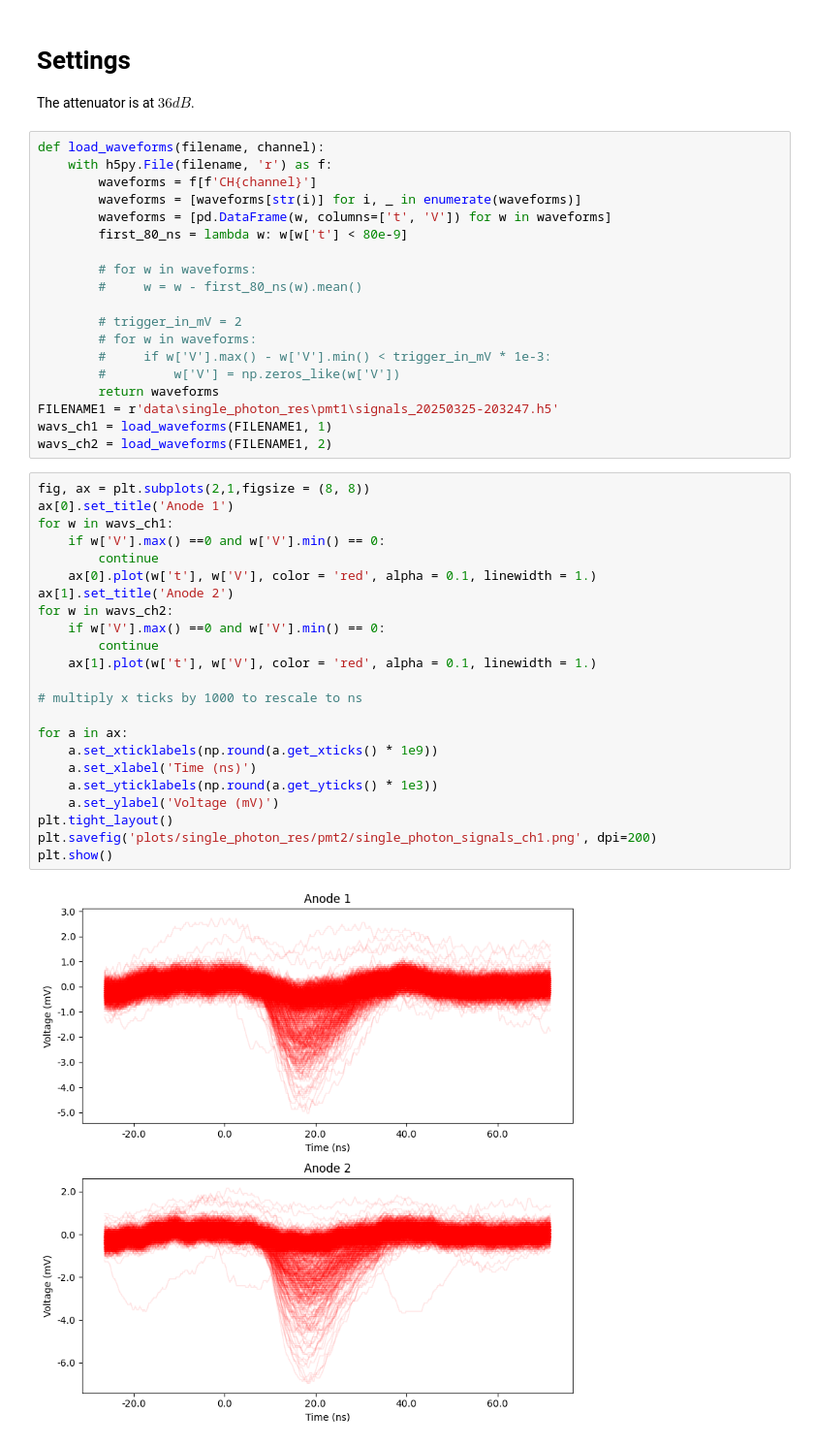
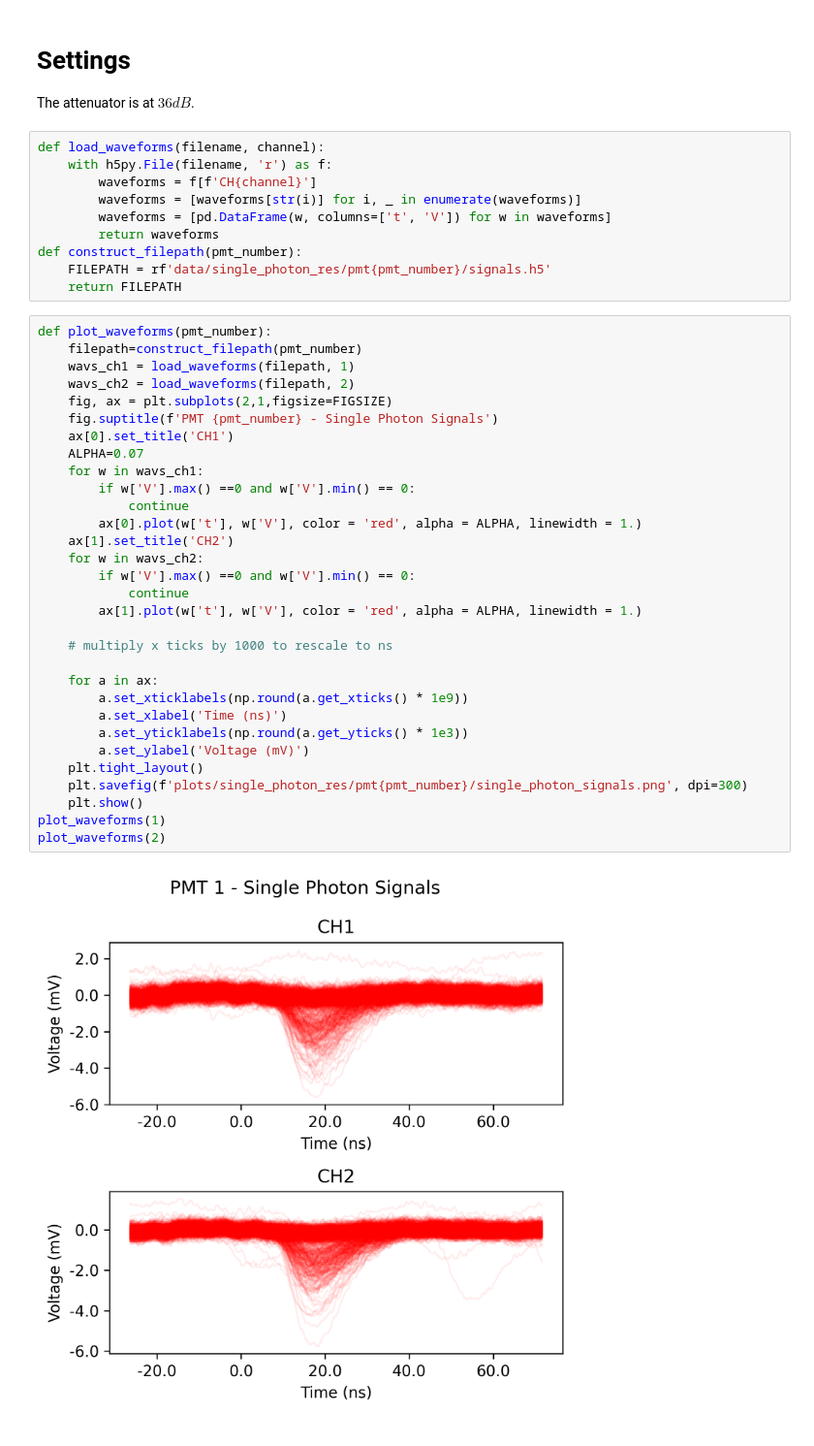
Before and after one commit to ficnawode/msc-python-analysis, a Jupyter notebook: analysis/single_photon_res.ipynb, the cells around one changed output. Shown at 97% size. Cells and saved outputs as stored; diff of their text form.

```diff
--- a/analysis/single_photon_res.ipynb
+++ b/analysis/single_photon_res.ipynb
@@ -13,41 +20,40 @@ def load_waveforms(filename, channel):
         waveforms = f[f'CH{channel}']
         waveforms = [waveforms[str(i)] for i, _ in enumerate(waveforms)]
         waveforms = [pd.DataFrame(w, columns=['t', 'V']) for w in waveforms]
-        first_80_ns = lambda w: w[w['t'] < 80e-9]
-
-        # for w in waveforms:
-        #     w = w - first_80_ns(w).mean()
-
-        # trigger_in_mV = 2
-        # for w in waveforms:
-        #     if w['V'].max() - w['V'].min() < trigger_in_mV * 1e-3:
-        #         w['V'] = np.zeros_like(w['V'])
         return waveforms
-FILENAME1 = r'data\single_photon_res\pmt1\signals_20250325-203247.h5'
-wavs_ch1 = load_waveforms(FILENAME1, 1)
-wavs_ch2 = load_waveforms(FILENAME1, 2)
+def construct_filepath(pmt_number):
+    FILEPATH = rf'data/single_photon_res/pmt{pmt_number}/signals.h5'
+    return FILEPATH
 # %%
-fig, ax = plt.subplots(2,1,figsize = (8, 8))
-ax[0].set_title('Anode 1')
-for w in wavs_ch1:
-    if w['V'].max() ==0 and w['V'].min() == 0:
-        continue
-    ax[0].plot(w['t'], w['V'], color = 'red', alpha = 0.1, linewidth = 1.)
-ax[1].set_title('Anode 2')
-for w in wavs_ch2:
-    if w['V'].max() ==0 and w['V'].min() == 0:
-        continue
-    ax[1].plot(w['t'], w['V'], color = 'red', alpha = 0.1, linewidth = 1.)
+def plot_waveforms(pmt_number):
+    filepath=construct_filepath(pmt_number)
+    wavs_ch1 = load_waveforms(filepath, 1)
+    wavs_ch2 = load_waveforms(filepath, 2)
+    fig, ax = plt.subplots(2,1,figsize=FIGSIZE)
+    fig.suptitle(f'PMT {pmt_number} - Single Photon Signals')
+    ax[0].set_title('CH1')
+    ALPHA=0.07
+    for w in wavs_ch1:
+        if w['V'].max() ==0 and w['V'].min() == 0:
+            continue
+        ax[0].plot(w['t'], w['V'], color = 'red', alpha = ALPHA, linewidth = 1.)
+    ax[1].set_title('CH2')
+    for w in wavs_ch2:
+        if w['V'].max() ==0 and w['V'].min() == 0:
+            continue
+        ax[1].plot(w['t'], w['V'], color = 'red', alpha = ALPHA, linewidth = 1.)
 
-# multiply x ticks by 1000 to rescale to ns
+    # multiply x ticks by 1000 to rescale to ns
 
-for a in ax:
-    a.set_xticklabels(np.round(a.get_xticks() * 1e9))
-    a.set_xlabel('Time (ns)')
-    a.set_yticklabels(np.round(a.get_yticks() * 1e3))
-    a.set_ylabel('Voltage (mV)')
-plt.tight_layout()
-plt.savefig('plots/single_photon_res/pmt2/single_photon_signals_ch1.png', dpi=200)
-plt.show()
+    for a in ax:
+        a.set_xticklabels(np.round(a.get_xticks() * 1e9))
+        a.set_xlabel('Time (ns)')
+        a.set_yticklabels(np.round(a.get_yticks() * 1e3))
+        a.set_ylabel('Voltage (mV)')
+    plt.tight_layout()
+    plt.savefig(f'plots/single_photon_res/pmt{pmt_number}/single_photon_signals.png', dpi=300)
+    plt.show()
+plot_waveforms(1)
+plot_waveforms(2)
 # %% [output]
-[figure, old version]
+[figure, new version]
```
Also changed, not shown: parts of 5 cells of this notebook, 11 other files.
